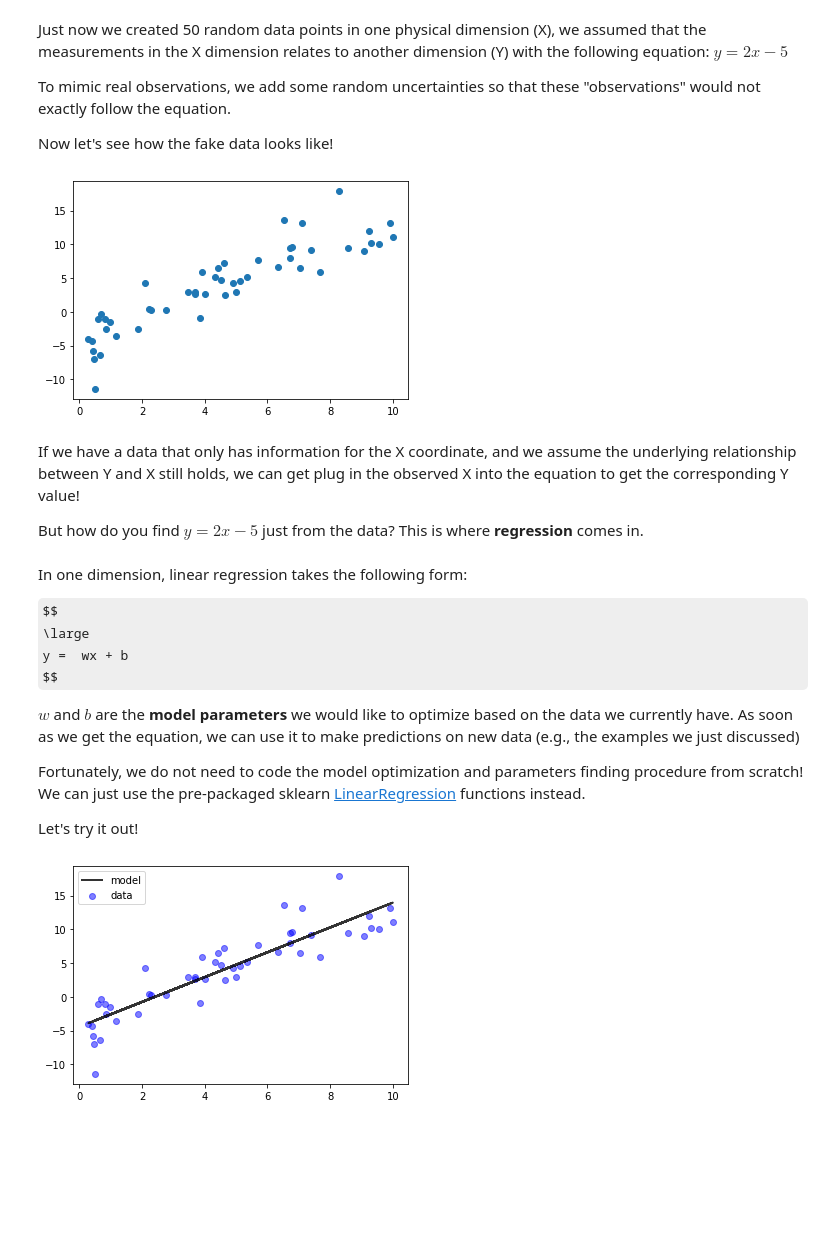
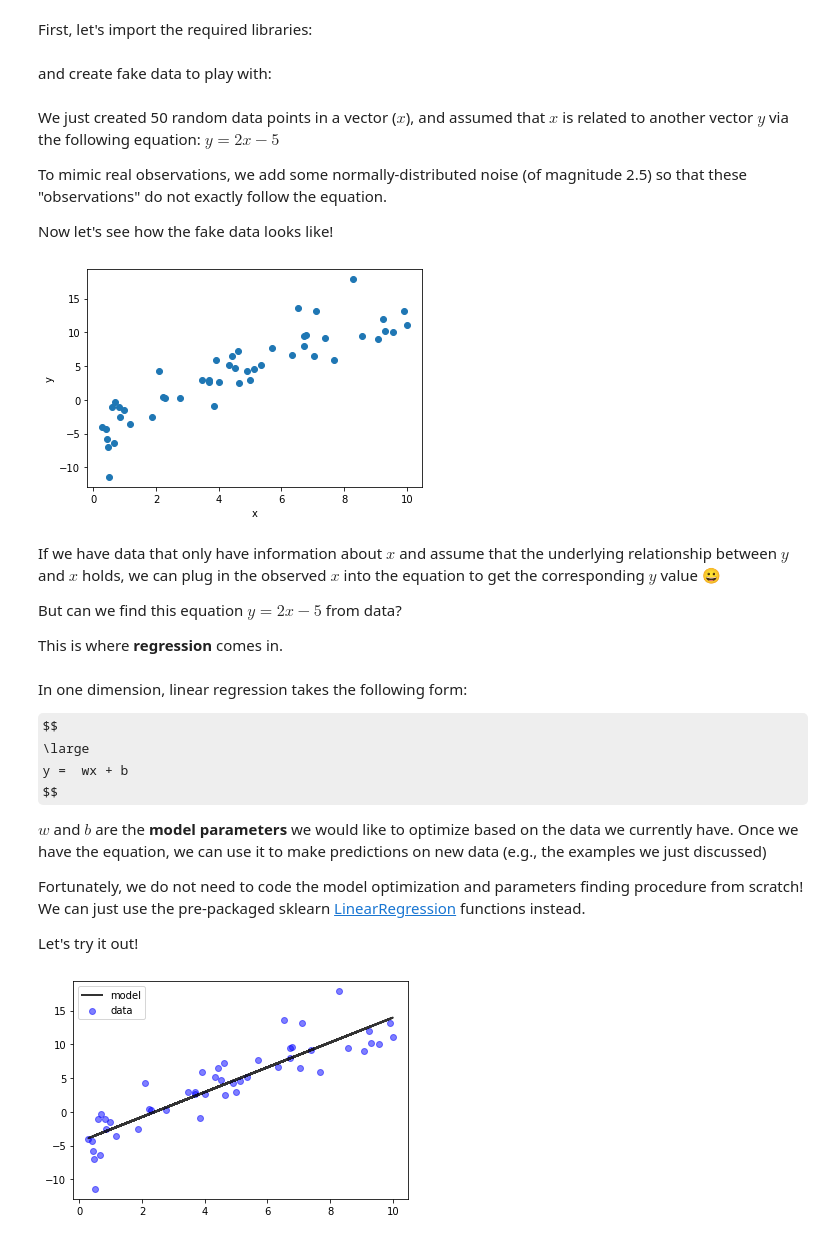
Before and after one commit to tbeucler/2022_Intro_Python, a Jupyter notebook: Tutorials/W4_S1_Tutorial.ipynb, the cells around one changed output. Saved outputs shown, nothing was run; the diff lists cells and outputs as text; code cells hidden in the pictures; some formulas as TeX source; blank space fills up the shorter version.

Commit message:
Proofread regression

```diff
--- a/Tutorials/W4_S1_Tutorial.ipynb
+++ b/Tutorials/W4_S1_Tutorial.ipynb
@@ -25,30 +23,38 @@ Let's create some fake data!
+# %% [markdown]
+First, let's import the required libraries:
 # %%
 import numpy as np
 from numpy.random import default_rng
 import matplotlib.pyplot as plt
 import pooch
 import urllib.request
+# %% [markdown]
+and create fake data to play with:
 # %%
 seed = 40001
 rng = default_rng(seed)
 x = 10*rng.random(50)
 y = 2 * x - 5 + rng.standard_normal(50)*2.5
 # %% [markdown]
-Just now we created 50 random data points in one physical dimension (X), we assumed that the measurements in the X dimension relates to another dimension (Y) with the following equation:
+We just created 50 random data points in a vector ($x$), and assumed that $x$ is related to another vector $y$ via the following equation:
 $y = 2x-5$
 
-To mimic real observations, we add some random uncertainties so that these "observations" would not exactly follow the equation.
+To mimic real observations, we add some normally-distributed noise (of magnitude 2.5) so that these "observations" do not exactly follow the equation.
 
 Now let's see how the fake data looks like!
 # %%
 plt.scatter(x,y)
+plt.xlabel('x')
+plt.ylabel('y')
 plt.show()
 # %% [output]
-[figure, old version]
+[figure, new version]
 # %% [markdown]
-If we have a data that only has information for the X coordinate, and we assume the underlying relationship between Y and X still holds, we can get plug in the observed X into the equation to get the corresponding Y value!
+If we have data that only have information about $x $ and assume that the underlying relationship between $y$ and $x$ holds, we can plug in the observed $x$ into the equation to get the corresponding $y$ value 😀
 
-But how do you find $y = 2x-5$ just from the data? This is where **regression** comes in.
+But can we find this equation $y = 2x-5$ from data?
+
+This is where **regression** comes in.
 # %% [markdown]
 In one dimension, linear regression takes the following form:
 
@@ -57,7 +63,7 @@ $$
 y =  wx + b
 $$
 
-$w$ and $b$ are the **model parameters** we would like to optimize based on the data we currently have. As soon as we get the equation, we can use it to make predictions on new data (e.g., the examples we just discussed)
+$w$ and $b$ are the **model parameters** we would like to optimize based on the data we currently have. Once we have the equation, we can use it to make predictions on new data (e.g., the examples we just discussed)
 
 Fortunately, we do not need to code the model optimization and parameters finding procedure from scratch! We can just use the pre-packaged sklearn [LinearRegression](https://scikit-learn.org/stable/modules/generated/sklearn.linear_model.LinearRegression.html) functions instead.
 
```
Also changed, not shown: parts of 9 cells of this notebook.
